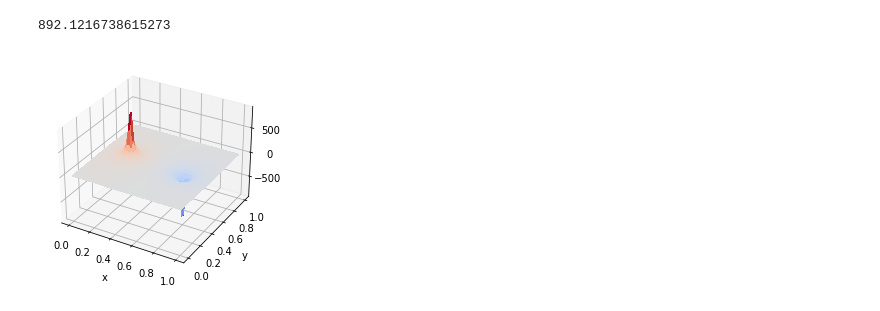
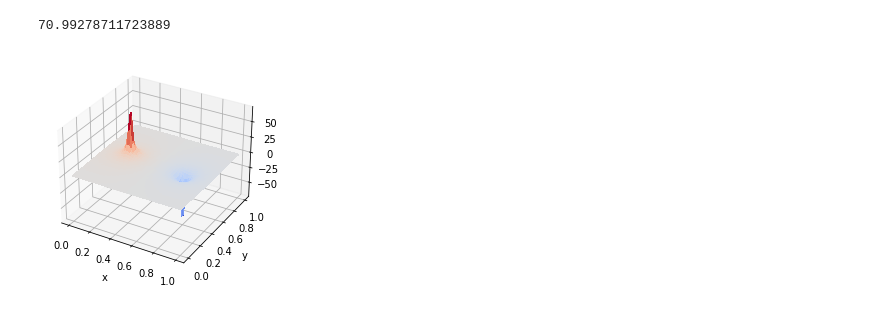
Before and after one commit to ubsuny/homework-2-rasppi-4, a Jupyter notebook: David/poisson.ipynb, the cells around one changed output. Saved outputs shown, nothing was run; the diff lists cells and outputs as text; code cells hidden in the pictures.

```diff
--- a/David/poisson.ipynb
+++ b/David/poisson.ipynb
@@ -212,17 +185,16 @@ print(np.size(Z))
 # %%
 # Exact Solution
 potential = np.zeros( (N,N))
-potential = q1 / ( ( ( X - 0.25 ) ** 2 + ( Y - 0.5 ) ** 2 ) ** ( 1 / 2 ) ) \
-          + q2 / ( ( ( X - 0.75 ) ** 2 + ( Y - 0.5 ) ** 2 ) ** ( 1 / 2 ) )
+potential = q1 / ( 4 * np.pi *  ( ( X - 0.25 ) ** 2 + ( Y - 0.5 ) ** 2 ) ** ( 1 / 2 ) ) \
+          + q2 / ( 4 * np.pi *  ( ( X - 0.75 ) ** 2 + ( Y - 0.5 ) ** 2 ) ** ( 1 / 2 ) )
 
 fig_e = plt.figure(1)
 ax_e = fig_e.gca(projection='3d')
 sur_e = ax_e.plot_surface( X, Y, potential, rstride=1, cstride=1, cmap=cm.coolwarm,
                         linewidth=0, antialiased=False )
 
 plt.xlabel("x")
 plt.ylabel("y")
-print(np.max(potential))
 # %% [output]
-892.1216738615273
+70.99278711723889
-[figure, old version]
+[figure, new version]
```
Also changed, not shown: parts of 16 cells of this notebook.
